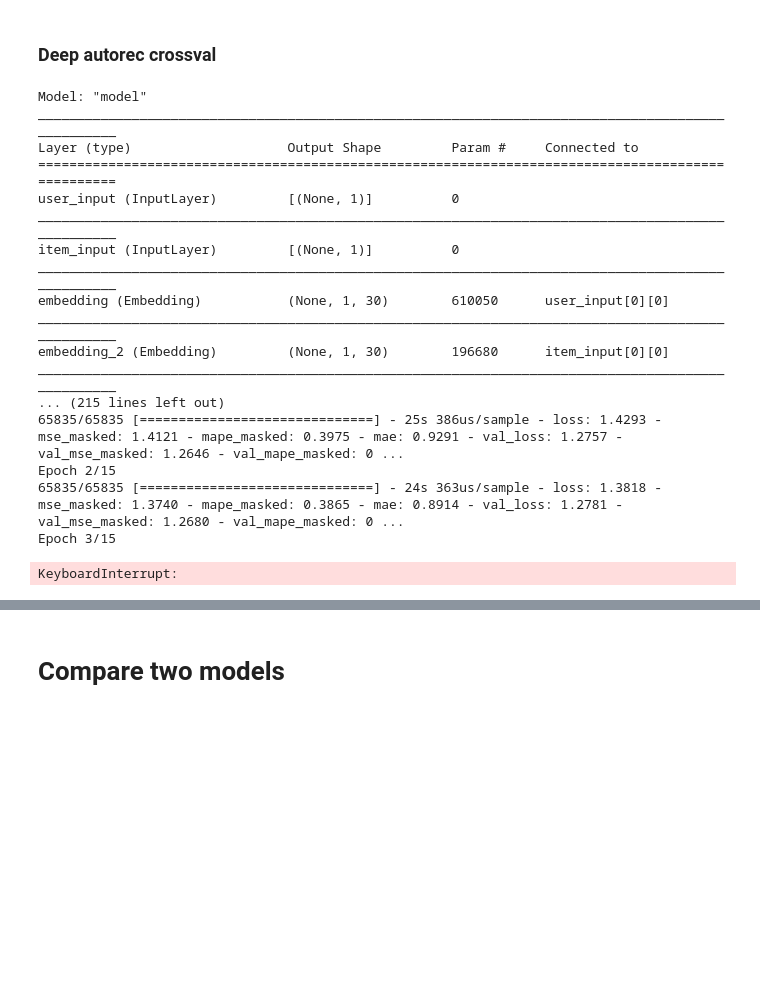
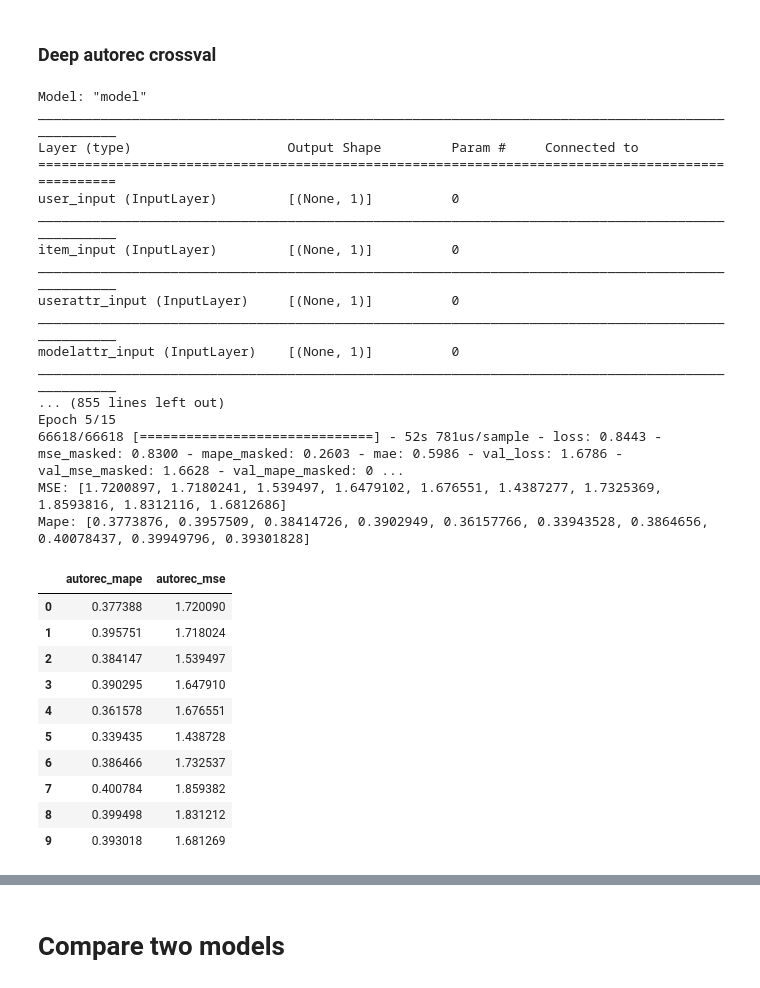
Before and after one commit to maddataanalyst/deepautorec_paper, a Jupyter notebook: notebooks/autorecommender_drafts.ipynb, the cells around one changed output, grey strips where cells are left out. Cells and saved outputs as stored; diff of their text form; code cells hidden in the pictures; blank space fills up the shorter version.

Commit message:
Fixed implementation of a deep recommender to use embeddings

```diff
--- a/notebooks/autorecommender_drafts.ipynb
+++ b/notebooks/autorecommender_drafts.ipynb
@@ -364,7 +451,7 @@ autorec_mse = []
 autorec_mape = []
 es = krs.callbacks.EarlyStopping(monitor='val_mape_masked', mode='min', min_delta=0.002, patience=3)
 
-optimizer = tf.keras.optimizers.Adam(learning_rate=0.01) #tf.keras.optimizers.SGD(lr=lr, momentum=0.9)
+optimizer = tf.keras.optimizers.Adam(learning_rate=lr) #tf.keras.optimizers.SGD(lr=lr, momentum=0.9)
 build_params = {
     'optimizer': optimizer,
     'loss': huber_masked,
@@ -372,7 +459,7 @@ build_params = {
 }
 
 for exd in crossvals:
-    autorec_model, mape, mse, autorec_history = conduct_experiment(exd, build_autorec_model, preapre_model_data_autorec, build_params=build_params, fit_params={'batch_size': 16, 'epochs': 15, 'callbacks': [es]})
+    autorec_model, mape, mse, autorec_history = conduct_experiment(exd, autorec_multiple_embeddings, preapre_model_data_autorec, build_params=build_params, fit_params={'batch_size': 16, 'epochs': 15, 'callbacks': [es]})
     autorec_mse.append(mse)
     autorec_mape.append(mape)
 
@@ -388,16 +475,15 @@ user_input (InputLayer)         [(None, 1)]          0
 __________________________________________________________________________________________________
 item_input (InputLayer)         [(None, 1)]          0
 __________________________________________________________________________________________________
-embedding (Embedding)           (None, 1, 30)        610050      user_input[0][0]
+userattr_input (InputLayer)     [(None, 1)]          0
 __________________________________________________________________________________________________
-embedding_2 (Embedding)         (None, 1, 30)        196680      item_input[0][0]
+modelattr_input (InputLayer)    [(None, 1)]          0
 __________________________________________________________________________________________________
-... (215 lines left out)
-65835/65835 [==============================] - 25s 386us/sample - loss: 1.4293 - mse_masked: 1.4121 - mape_masked: 0.3975 - mae: 0.9291 - val_loss: 1.2757 - val_mse_masked: 1.2646 - val_mape_masked: 0 ...
-Epoch 2/15
-65835/65835 [==============================] - 24s 363us/sample - loss: 1.3818 - mse_masked: 1.3740 - mape_masked: 0.3865 - mae: 0.8914 - val_loss: 1.2781 - val_mse_masked: 1.2680 - val_mape_masked: 0 ...
-Epoch 3/15
+... (855 lines left out)
+Epoch 5/15
+66618/66618 [==============================] - 52s 781us/sample - loss: 0.8443 - mse_masked: 0.8300 - mape_masked: 0.2603 - mae: 0.5986 - val_loss: 1.6786 - val_mse_masked: 1.6628 - val_mape_masked: 0 ...
+MSE: [1.7200897, 1.7180241, 1.539497, 1.6479102, 1.676551, 1.4387277, 1.7325369, 1.8593816, 1.8312116, 1.6812686]
+Mape: [0.3773876, 0.3957509, 0.38414726, 0.3902949, 0.36157766, 0.33943528, 0.3864656, 0.40078437, 0.39949796, 0.39301828]
-KeyboardInterrupt:
 # %%
 autorec_results = pd.DataFrame({
     'autorec_mape': autorec_mape,
@@ -407,3 +493,17 @@ autorec_results = pd.DataFrame({
 autorec_results.to_csv("./notebooks/autorec_results.csv", index=False)
 # %%
 autorec_results = pd.read_csv("./notebooks/autorec_results.csv", index_col=None)
+# %%
+autorec_results
+# %% [output]
+|  | autorec_mape | autorec_mse |
+| 0 | 0.377388 | 1.720090 |
+| 1 | 0.395751 | 1.718024 |
+| 2 | 0.384147 | 1.539497 |
+| 3 | 0.390295 | 1.647910 |
+| 4 | 0.361578 | 1.676551 |
+| 5 | 0.339435 | 1.438728 |
+| 6 | 0.386466 | 1.732537 |
+| 7 | 0.400784 | 1.859382 |
+| 8 | 0.399498 | 1.831212 |
+| 9 | 0.393018 | 1.681269 |
```
Also changed, not shown: parts of 35 cells of this notebook, 1 other file.
